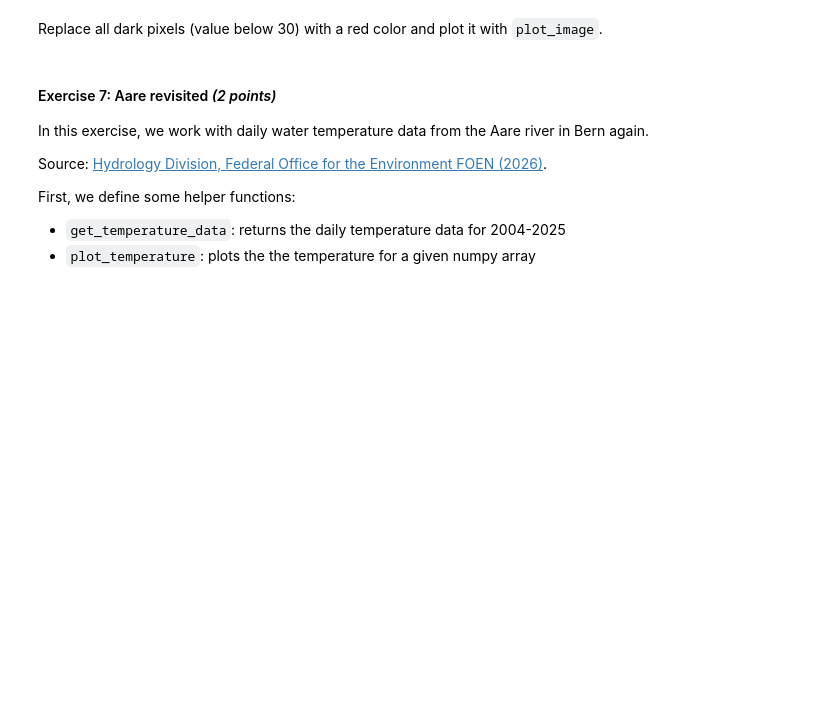
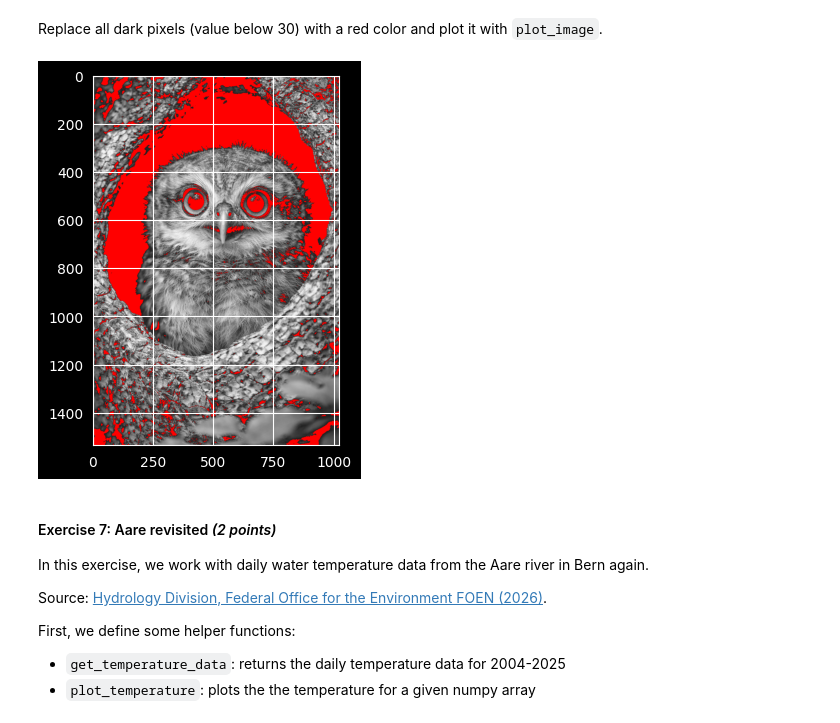
Before and after one commit to aoiram/2526-unibe-advanced-python, a Jupyter notebook: assignments/Assignment04.ipynb, the cells around one changed output. Cells and saved outputs as stored; diff of their text form; code cells hidden in the pictures; blank space fills up the shorter version.

```diff
--- a/assignments/Assignment04.ipynb
+++ b/assignments/Assignment04.ipynb
@@ -129,7 +183,11 @@ plot_image(image_data)
 # %% [markdown]
 Replace all dark pixels (value below 30) with a red color and plot it with `plot_image`.
 # %%
-# TODO
+red_image_data = image_data.copy()
+red_image_data[np.all(red_image_data < 30, axis=-1)] = [255,0,0]
+plot_image(red_image_data)
+# %% [output]
+[figure, added]
 # %% [markdown]
 #### Exercise 7: Aare revisited *(2 points)*
 
```
Also changed, not shown: parts of 17 cells of this notebook.
